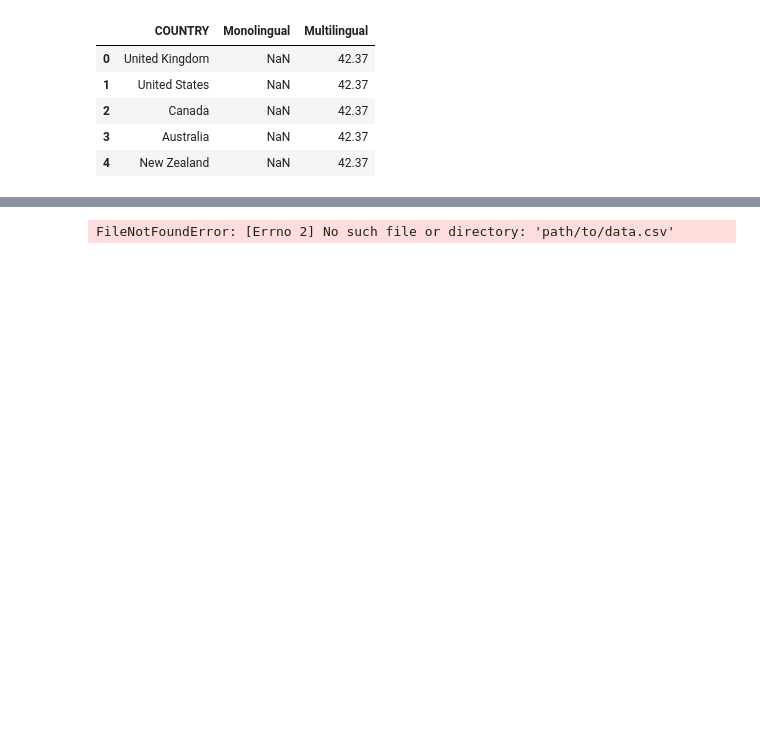
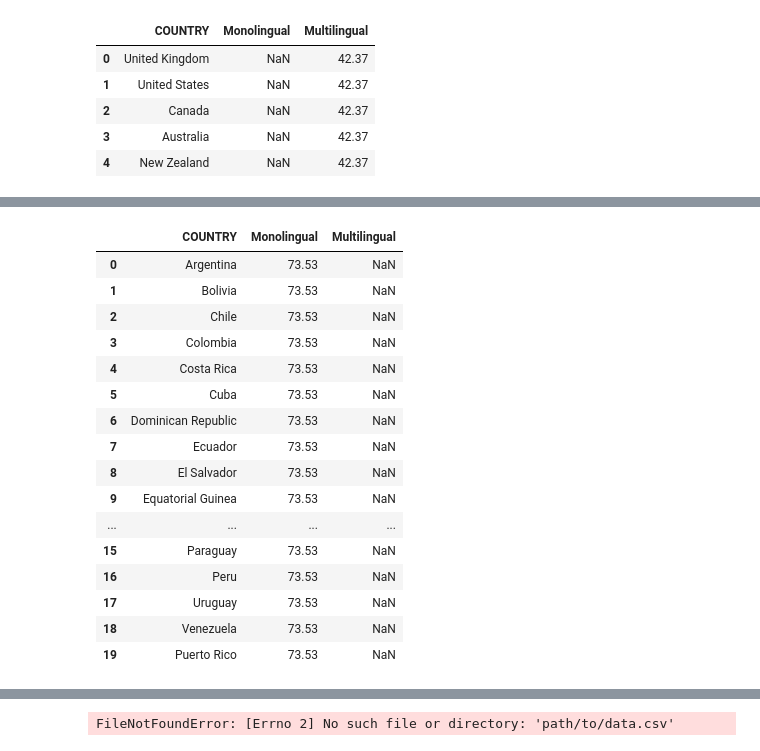
Before and after one commit to casszhao/bias_eval, a Jupyter notebook: results/geo.ipynb, the cells around one changed output, grey strips where cells are left out. Saved outputs shown, nothing was run; the diff lists cells and outputs as text; code cells hidden in the pictures; blank space fills up the shorter version.

```diff
--- a/results/geo.ipynb
+++ b/results/geo.ipynb
@@ -132,0 +119,25 @@ See the caveats in the documentation: https://pandas.pydata.org/pandas-docs/stab
+# %%
+Spain = ['Argentina','Bolivia','Chile','Colombia','Costa Rica','Cuba','Dominican Republic','Ecuador','El Salvador','Equatorial Guinea','Guatemala','Honduras','Mexico','Nicaragua','Panama','Paraguay','Peru','Uruguay','Venezuela','Puerto Rico']
+
+Spanish_df = pd.DataFrame(Spain, columns=['COUNTRY'])
+Spanish_df['Monolingual'] = df.loc[df.COUNTRY=='Spain', 'Monolingual'].values[0]
+Spanish_df['Multilingual'] = df.loc[df.COUNTRY=='Spain', 'Multilingual'].values[0]
+Spanish_df
+# %% [output]
+|  | COUNTRY | Monolingual | Multilingual |
+| 0 | Argentina | 73.53 | NaN |
+| 1 | Bolivia | 73.53 | NaN |
+| 2 | Chile | 73.53 | NaN |
+| 3 | Colombia | 73.53 | NaN |
+| 4 | Costa Rica | 73.53 | NaN |
+| 5 | Cuba | 73.53 | NaN |
+| 6 | Dominican Republic | 73.53 | NaN |
+| 7 | Ecuador | 73.53 | NaN |
+| 8 | El Salvador | 73.53 | NaN |
+| 9 | Equatorial Guinea | 73.53 | NaN |
+| ... | ... | ... | ... |
+| 15 | Paraguay | 73.53 | NaN |
+| 16 | Peru | 73.53 | NaN |
+| 17 | Uruguay | 73.53 | NaN |
+| 18 | Venezuela | 73.53 | NaN |
+| 19 | Puerto Rico | 73.53 | NaN |
```
Also changed, not shown: parts of 8 cells of this notebook.
